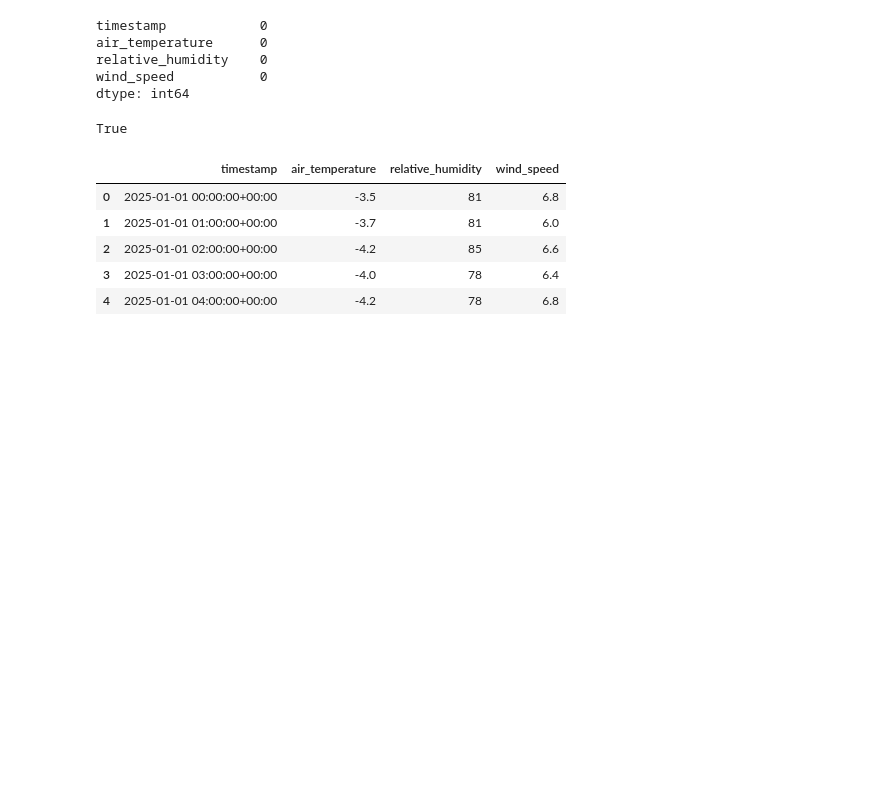
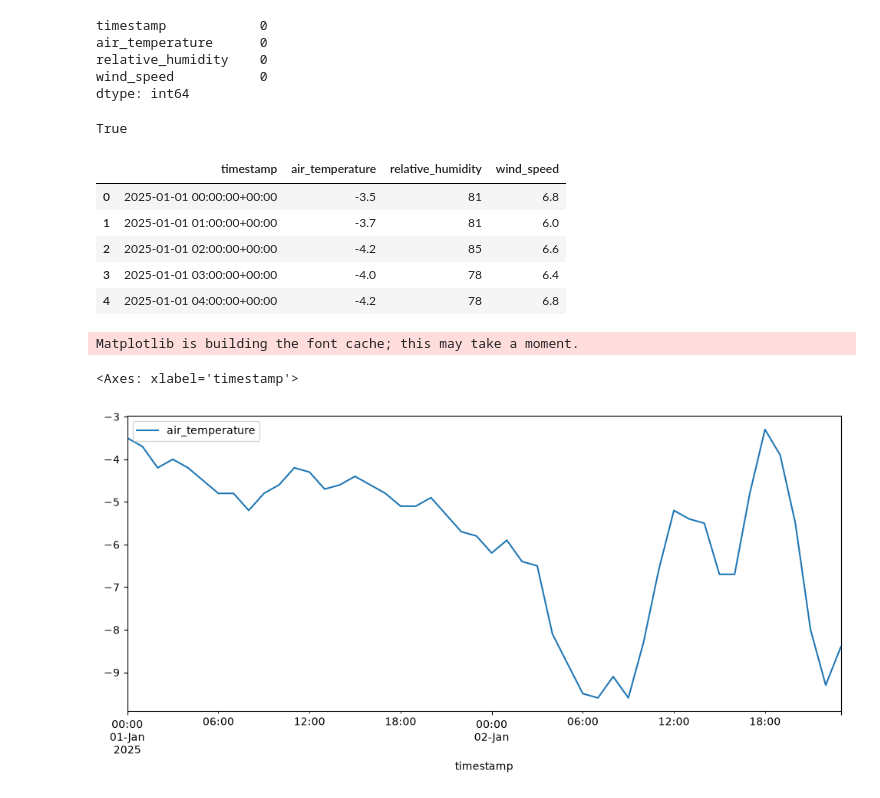
Before and after one commit to h671431/masterFirePred, a Jupyter notebook: notebooks/01_explore_frost.ipynb, the cells around one changed output. Cells and saved outputs as stored; diff of their text form; code cells hidden in the pictures; blank space fills up the shorter version.

```diff
--- a/notebooks/01_explore_frost.ipynb
+++ b/notebooks/01_explore_frost.ipynb
@@ -94,3 +95,13 @@ pd.read_csv(output_path).head()
 | 2 | 2025-01-01 02:00:00+00:00 | -4.2 | 85 | 6.6 |
 | 3 | 2025-01-01 03:00:00+00:00 | -4.0 | 78 | 6.4 |
 | 4 | 2025-01-01 04:00:00+00:00 | -4.2 | 78 | 6.8 |
+# %%
+df.plot(
+    x="timestamp",
+    y="air_temperature",
+    figsize=(12, 5)
+)
+# %% [output]
+Matplotlib is building the font cache; this may take a moment.
+<Axes: xlabel='timestamp'>
+[figure, added]
```
Also changed, not shown: parts of 1 cell of this notebook, 1 other file.
